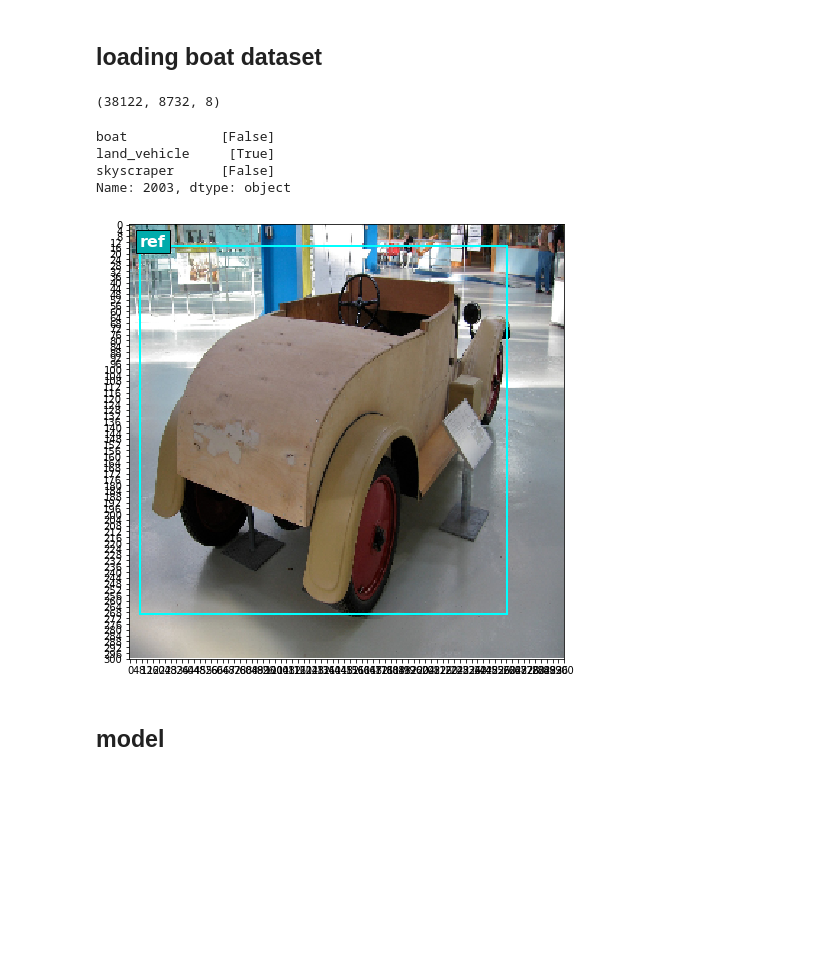
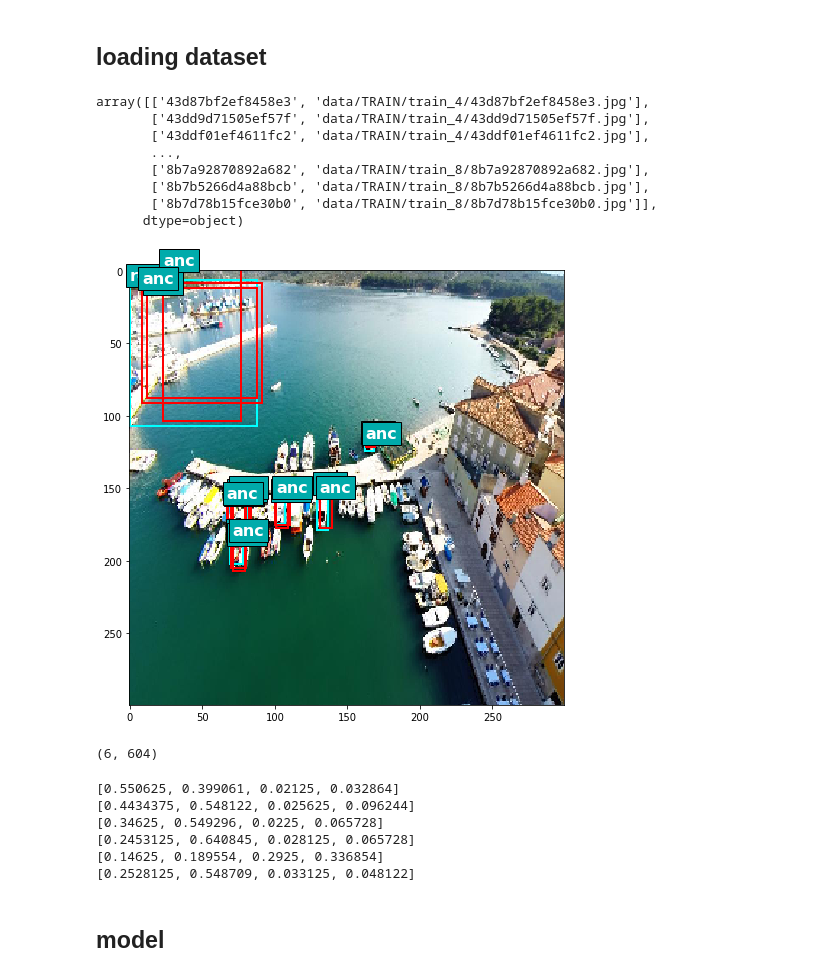
Before and after one commit to BAlmeidaS/capstone-udacity-mle, a Jupyter notebook: project/modeling-exploration.ipynb, the cells around one changed output. Saved outputs shown, nothing was run; the diff lists cells and outputs as text; code cells hidden in the pictures; blank space fills up the shorter version.

Commit message:
exploring new access data in notebook

```diff
--- a/project/modeling-exploration.ipynb
+++ b/project/modeling-exploration.ipynb
@@ -26,6 +26,7 @@ from notebooks_utils import visuals
 
 import project.download_content as content
 from project.utils import data
+from project.model.loss import BBOX_REF
 
 # METAPATH = os.path.join(content.DATAPATH, 'METADATA')
 
@@ -50,3 +51,6 @@ from project.model.loss import SSDloss
 # from project.model.smooth_l1 import smooth_l1
 
 # from project.utils import data
+datapath = os.path.join(content.DATAPATH, "MODEL", "part_data_300_vgg.h5")
+
+anchors = BBOX_REF.references.values
@@ -55,37 +87,60 @@ Using TensorFlow backend.
 # %% [markdown]
-## loading boat dataset
+## loading dataset
-# %%
-filepath = os.path.join(content.DATAPATH, "MODEL", "part_data_300_vgg.h5")
-
-train = pd.read_hdf(filepath, 'X', mode='r')
-
-with h5py.File(filepath, 'r') as f:
-    target = f['y'][:]
-# %%
-target.shape
-# %% [output]
-(38122, 8732, 8)
+# %%
+with h5py.File(datapath, 'r') as f:
+    groups = list(f.keys())
+
+# setting a group to exploration
+group = groups[1]
+# %%
+with h5py.File(datapath, 'r') as f:
+    images = f[group]['images'][:]
+
+images
+# %% [output]
+array([['43d87bf2ef8458e3', 'data/TRAIN/train_4/43d87bf2ef8458e3.jpg'],
+       ['43dd9d71505ef57f', 'data/TRAIN/train_4/43dd9d71505ef57f.jpg'],
+       ['43ddf01ef4611fc2', 'data/TRAIN/train_4/43ddf01ef4611fc2.jpg'],
+       ...,
+       ['8b7a92870892a682', 'data/TRAIN/train_8/8b7a92870892a682.jpg'],
+       ['8b7b5266d4a88bcb', 'data/TRAIN/train_8/8b7b5266d4a88bcb.jpg'],
+       ['8b7d78b15fce30b0', 'data/TRAIN/train_8/8b7d78b15fce30b0.jpg']],
+      dtype=object)
 # %%
-sample = train.iloc[2003]
+sample = images[205]
 
-display(sample[-3:])
-img = image.load_img(sample.Path, target_size=(300, 300))
+img = image.load_img(sample[1], target_size=(300, 300))
 
 plt.figure(figsize=(12,8))
 plt.imshow(img)
 # plt.grid()
-plt.xticks(range(0, 301, int(300/75)))
-plt.yticks(range(0, 301, int(300/75)))
+# plt.xticks(range(0, 301, int(300/75)))
+# plt.yticks(range(0, 301, int(300/75)))
 
-visuals.draw_many_bboxes(img,
-                         np.array([sample.cx, sample.cy, sample.w, sample.h]).T,
-                         label='ref');
+with h5py.File(datapath, 'r') as f:
+    bboxes = f[group][sample[0]][:]
+    refs = f[group][f"{sample[0]}-anchors"][:]
+
+visuals.draw_many_bboxes(img, bboxes[:, -4:], label='ref')
+for r in refs:
+    visuals.draw_many_bboxes(img, anchors[r], label='anc', color="#ff0000")
 # %% [output]
-boat            [False]
-land_vehicle     [True]
-skyscraper      [False]
-Name: 2003, dtype: object
-[figure, old version]
+[figure, new version]
+# %%
+x = np.concatenate([bboxes, np.expand_dims(refs, axis=-1)], axis=1)
+x.shape
+# %% [output]
+(6, 604)
+# %%
+for *labels, cx, cy, w, h in bboxes:
+    print([cx, cy, w, h])
+# %% [output]
+[0.550625, 0.399061, 0.02125, 0.032864]
+[0.4434375, 0.548122, 0.025625, 0.096244]
+[0.34625, 0.549296, 0.0225, 0.065728]
+[0.2453125, 0.640845, 0.028125, 0.065728]
+[0.14625, 0.189554, 0.2925, 0.336854]
+[0.2528125, 0.548709, 0.033125, 0.048122]
 # %% [markdown]
 ## model
 # %% [markdown]
```
Also changed, not shown: parts of 5 cells of this notebook.
